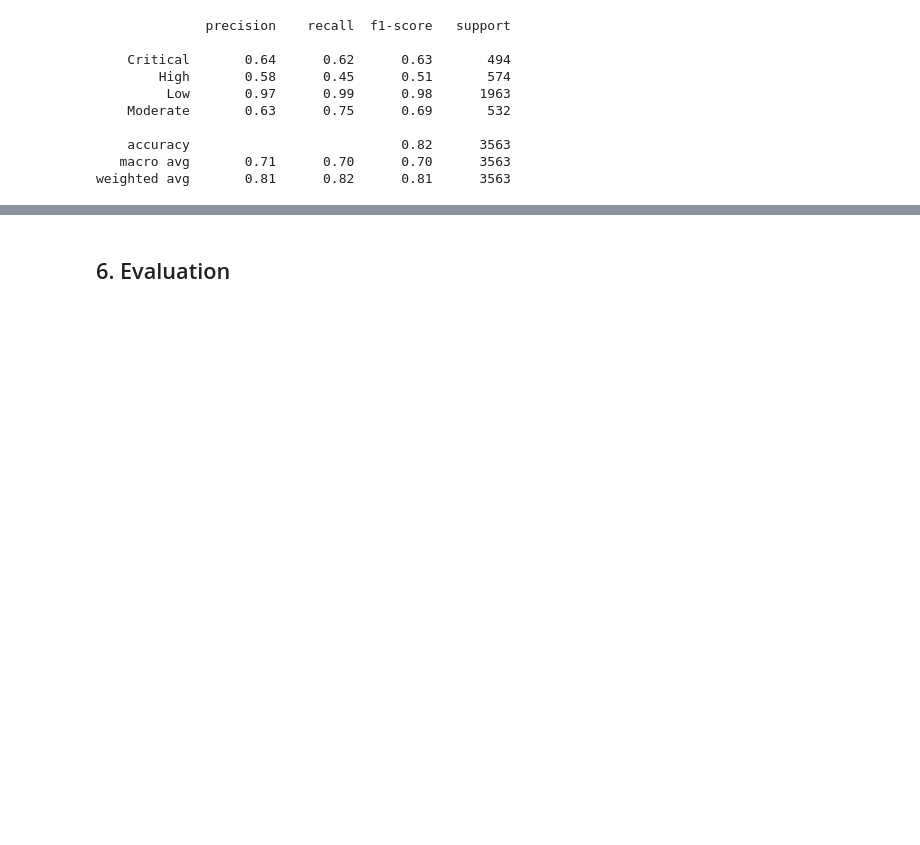
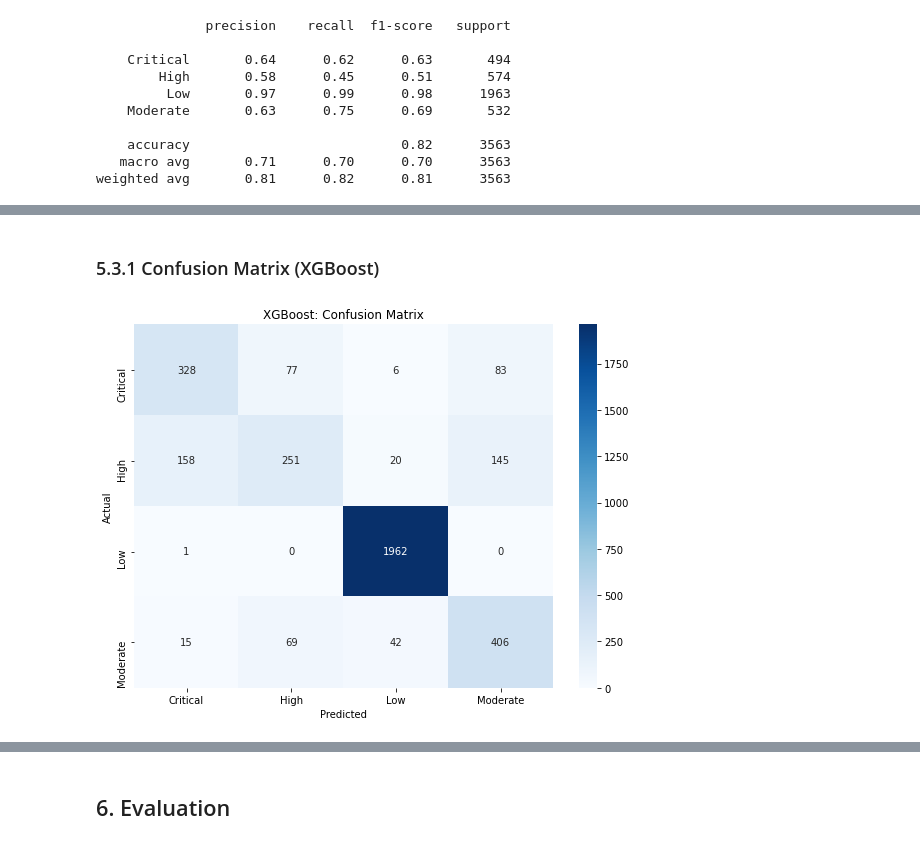
Before and after one commit to Endalkmin/conflict-event-impact-classifier, a Jupyter notebook: severity-classifier.ipynb, the cells around one changed output, grey strips where cells are left out. Cells and saved outputs as stored; diff of their text form; code cells hidden in the pictures; blank space fills up the shorter version.

```diff
--- a/severity-classifier.ipynb
+++ b/severity-classifier.ipynb
@@ -681,0 +814,11 @@ weighted avg       0.81      0.82      0.81      3563
+# %%
+from sklearn.preprocessing import LabelEncoder
+
+# Encode severity_level (target variable)
+le = LabelEncoder()
+y_encoded = le.fit_transform(y)
+
+# Train-test split with encoded target
+X_train, X_test, y_train, y_test = train_test_split(
+    X, y_encoded, test_size=0.2, stratify=y_encoded, random_state=42
+)
@@ -681,0 +828,12 @@ weighted avg       0.81      0.82      0.81      3563
+# %%
+# Fit XGBoost pipeline
+xgb_pipeline.fit(X_train, y_train)
+
+# Predict and decode labels
+y_pred = xgb_pipeline.predict(X_test)
+y_pred_labels = le.inverse_transform(y_pred)
+y_test_labels = le.inverse_transform(y_test)
+
+# Evaluate
+from sklearn.metrics import classification_report
+print(classification_report(y_test_labels, y_pred_labels))
@@ -681,0 +872,23 @@ weighted avg       0.81      0.82      0.81      3563
+# %% [markdown]
+### 5.3.1 Confusion Matrix (XGBoost)
+# %%
+from sklearn.metrics import confusion_matrix
+import seaborn as sns
+import matplotlib.pyplot as plt
+
+# Generate confusion matrix
+cm = confusion_matrix(y_test_labels, y_pred_labels, labels=le.classes_)
+
+# Plot
+plt.figure(figsize=(8, 6))
+sns.heatmap(cm, annot=True, fmt='d', cmap='Blues',
+            xticklabels=le.classes_,
+            yticklabels=le.classes_)
+
+plt.title("XGBoost: Confusion Matrix")
+plt.xlabel("Predicted")
+plt.ylabel("Actual")
+plt.tight_layout()
+plt.show()
+# %% [output]
+[figure, added]
```
Also changed, not shown: parts of 23 cells of this notebook.
